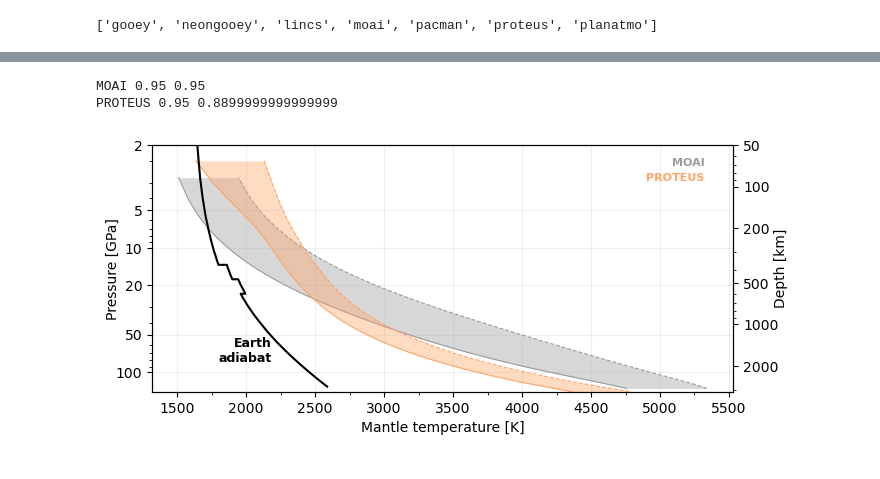
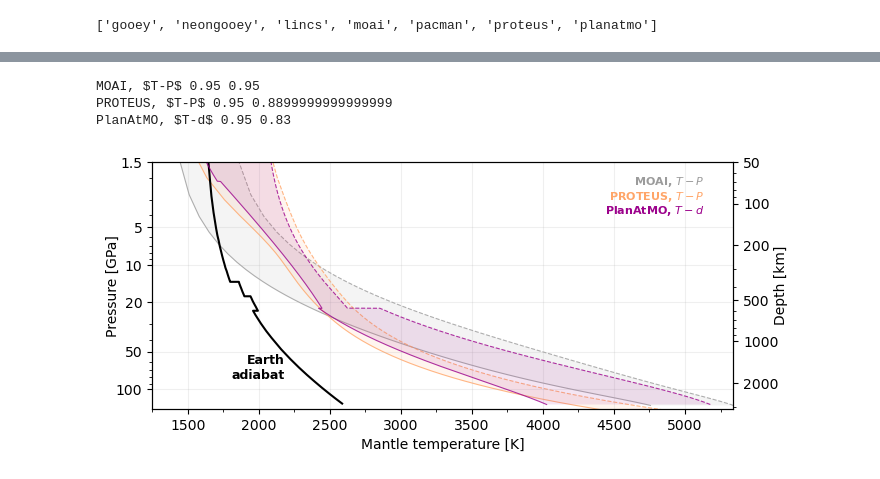
Before and after one commit to lena-noack/chili, a Jupyter notebook: intercomparison/analysis_solarsystem/melting.ipynb, the cells around one changed output, grey strips where cells are left out. Drawn from its saved outputs; the diff is of its cells as text; code cells hidden in the pictures.

Commit message:
Plot melting curves vs depth or vs pressure

```diff
--- a/intercomparison/analysis_solarsystem/melting.ipynb
+++ b/intercomparison/analysis_solarsystem/melting.ipynb
@@ -46,6 +45,9 @@ def load_earth_adiabat():
 earth_curve = load_earth_adiabat()
 # %%
 fig,ax = plt.subplots(figsize=(7.5,3.2))
+
+xmin = 1250.0
+xmax = 2000.0
 
 axr = ax.twinx()
 
@@ -77,51 +79,70 @@ axr.set_yticks([dmin,  100, 200, 500, 1000, 2000])
 axr.set_ylabel("Depth [km]", labelpad=-3)
 
 for axx in [ax, axr]:
-    axx.yaxis.set_major_formatter(mpl.ticker.FormatStrFormatter("%.0f"))
+    axx.yaxis.set_major_formatter(mpl.ticker.FormatStrFormatter("%g"))
     axx.yaxis.set_minor_locator(mpl.ticker.LogLocator(base = 10.0, subs = np.arange(1.0, 10.0) * 0.1, numticks = 999))
 
 
 im = -1
 for model in models:
 
     curves = melt_curves[model]
     if curves is None:
         continue
     im += 1
 
     col = get_color(model)
     lbl = get_label(model)
 
+    # pressure or depth
+    p = curves['p']
+    d = curves['d']
+
+    # solidus and liquidus
+    s = curves['tsol']
+    l = curves['tliq']
+
+    # determine which independent variable to plot against
+    if p is not None:
+        y = p
+        imax = np.argmin(np.abs(p - pmax))
+        axy = ax
+        lbl += r", $T-P$"
+    else:
+        y = d
+        imax = np.argmin(np.abs(d - dmax))
+        axy = axr
+        lbl += r", $T-d$"
+
+    # plot the curve
+    axy.plot(s, y,  ls='solid',  color=col, zorder=im, alpha=0.8, lw=0.8)
+    axy.plot(l, y,  ls='dashed', color=col, zorder=im, alpha=0.8, lw=0.8)
+    axy.fill_betweenx(y, s, l, color=col, alpha=0.1, linewidth=0, zorder=im)
+
+
+    # legend entry
     xtxt = 0.95
     ytxt = 0.95 - 0.06*im
     print(lbl, xtxt, ytxt)
     ax.text(xtxt, ytxt, lbl,  ha='right', va='top',
             transform=ax.transAxes,
-            # path_effects=[pe.Stroke(linewidth=3, foreground='w'), pe.Normal()],
             zorder=30, color=col, fontsize=8, weight='bold')
 
-    p = curves['p'] / 1e9
-    s = curves['tsol']
-    l = curves['tliq']
-
-    mask = np.argwhere((p > pmin) & (p < pmax)).flatten()
-    p = p[mask]
-    s = s[mask]
-    l = l[mask]
-
-    ax.plot(s, p,  ls='solid',  color=col, zorder=im, lw=0.8)
-    ax.plot(l, p,  ls='dashed', color=col, zorder=im, lw=0.8)
-    ax.fill_betweenx(p, s, l, color=col, alpha=0.4, linewidth=0, zorder=im)
+    # update the x limits
+    xmax = max(xmax, l[imax])
 
 ax.grid(alpha=0.2, zorder=0)
+ax.set_xlim(left=xmin, right=xmax)
+axr.set_xlim(left=xmin, right=xmax)
 
 ax.set_xlabel("Mantle temperature [K]")
 ax.xaxis.set_major_locator(mpl.ticker.MultipleLocator(500))
 ax.xaxis.set_minor_locator(mpl.ticker.MultipleLocator(250))
 
 plt.show()
 fig.savefig(f"out/melting_curves.{EXT}", bbox_inches='tight', dpi=DPI)
 # %% [output]
-MOAI 0.95 0.95
-PROTEUS 0.95 0.8899999999999999
+MOAI, $T-P$ 0.95 0.95
+PROTEUS, $T-P$ 0.95 0.8899999999999999
+PlanAtMO, $T-d$ 0.95 0.83
-[figure, old version]
+[figure, new version]
```
Also changed, not shown: parts of 1 cell of this notebook, 2 other files.
